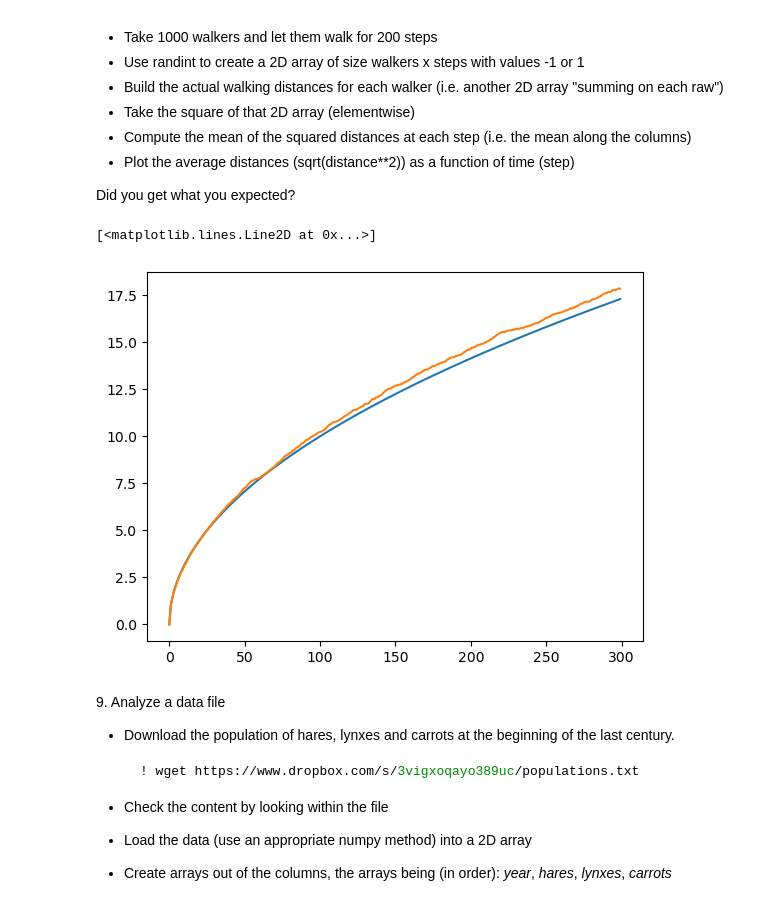
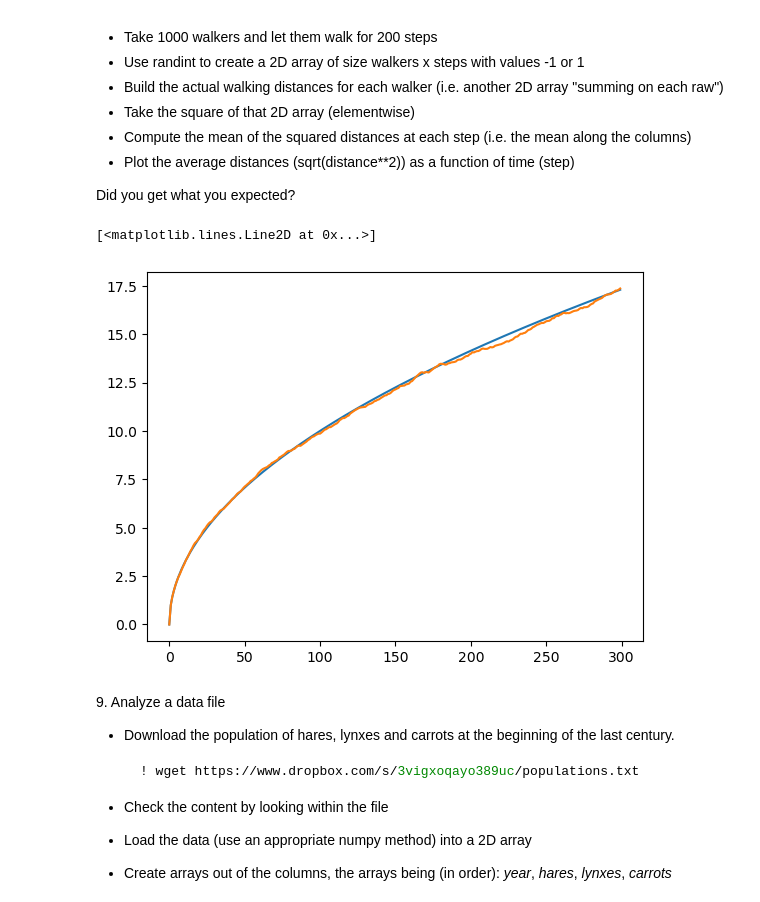
Before and after one commit to LeoPi314/LaboratoryOfComputationalPhysics_Y7, a Jupyter notebook: 04ex_Numpy.ipynb, the cells around one changed output. Drawn from its saved outputs; the diff is of its cells as text; code cells hidden in the pictures.

```diff
--- a/04ex_Numpy.ipynb
+++ b/04ex_Numpy.ipynb
@@ -337,6 +345,8 @@ To do that, let's simulate many walkers and create a 2D array with each walker a
 
 Did you get what you expected?
 # %%
+# EXAM EXERCISE
+
 # importing numpy and numpy random with common aliases
 import numpy as np
 import numpy.random as npr
@@ -364,37 +374,38 @@ square_distances = distances * distances
 # step 5
 # doing everything in a list comprehension, then converting into a np array
 # the lost has as element the square root of the sum of the square of the sum of the matrix,
 # to which is applied the mask of True/False that allows to sum only the first i elements for each step i
 mean_distances = np.array( [ np.sqrt( np.sum( np.power( np.sum( walkerXsteps, axis = 1, where=np.array([ [ False if ( k >= i ) else True for k in range( walkerXsteps.shape[ 1 ] )  ] for j in range( walkerXsteps.shape[ 0 ] ) ] ) ) , 2 ) / walkers ) ) for i in range( walkerXsteps.shape[ 1 ] ) ] )
 
 # >>>>>>>>> better way to do this
 # computing the walked distance as the sum of values for each walker (sum moving the value of index 1 corresponding to step number)
 # this is done converting a list comprehension of partial sum for steps i in the range [0, N) where N is the second dimension of the matrix (shape[2])
 # then the mask is applied using where to impose what to add from
-# the mask is a np array of bool made by a list comprehension of True if the step number is grater than i, True otherwise
+# the mask is a np array of bool made by a list comprehension of False if the step number is grater than i, True otherwise
 # the second list is needed to have multiple list for each walker
-distances = np.array( [ np.sum( walkerXsteps, axis = 1, where=np.array([ [ False if ( k >= i ) else True for k in range( walkerXsteps.shape[ 1 ] )  ] for j in range( walkerXsteps.shape[ 0 ] ) ] ) ) for i in range( walkerXsteps.shape[ 1 ] ) ])
+distances = np.array( [ np.sum( walkerXsteps, axis = 1, where=np.array([ [ False if ( k >= i ) else True for k in range( walkerXsteps.shape[ 1 ] )  ] for j in range( walkerXsteps.shape[ 0 ] ) ] ) ) for i in range( walkerXsteps.shape[ 1 ] ) ] )
 # step 4
 # computing square distances as the second power element-wise
 square_distances = distances * distances
 # step 5
 # computing mean distances as the square root of the sum of normalized square of distances ( mean over the walkers, moving on axis 1)
 mean_distances = np.sqrt( np.sum( square_distances / walkers, axis = 1) )
 
 #where_to_sum = np.array([ [ False if ( k >= 5 ) else True for k in range( walkerXsteps.shape[ 1 ] )  ] for j in range( walkerXsteps.shape[ 0 ] ) ] )
 #print(where_to_sum)
 #dist = np.sum( walkerXsteps, axis = 1, where=where_to_sum )
 #print(dist)
 #dist_square = np.sum( np.power( dist, 2) / walkers )
 #mean_distances = np.sqrt( dist_square )
 # step 6
 # plotting using matplotlib and using the theoretical result to compare
 import matplotlib.pyplot as plt
-plt.plot([np.sqrt(4.*i*0.5*0.5) for i in range (steps) ])
+# plt.plot([np.sqrt(4.*i*0.5*0.5) for i in range (steps) ])
+plt.plot([np.sqrt(i) for i in range (steps) ])
 plt.plot(mean_distances)
 # %% [output]
 [<matplotlib.lines.Line2D at 0x...>]
-[figure, old version]
+[figure, new version]
 # %% [markdown]
 9\. Analyze a data file
   * Download the population of hares, lynxes and carrots at the beginning of the last century.
```
Also changed, not shown: parts of 5 cells of this notebook, 8 other files.
